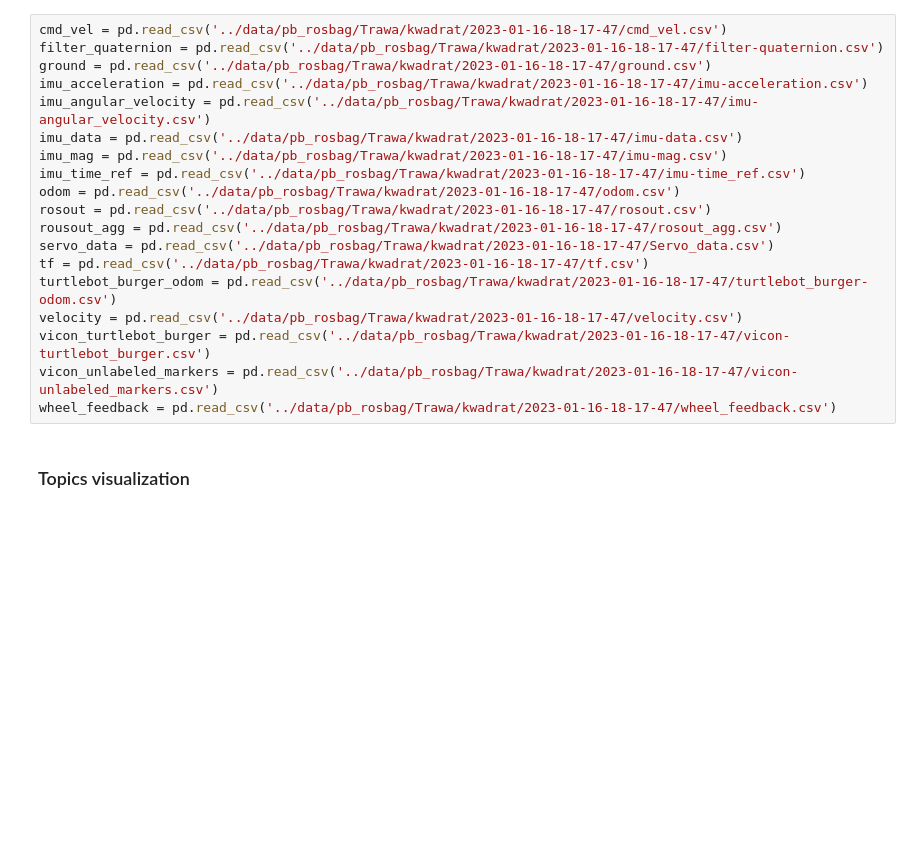
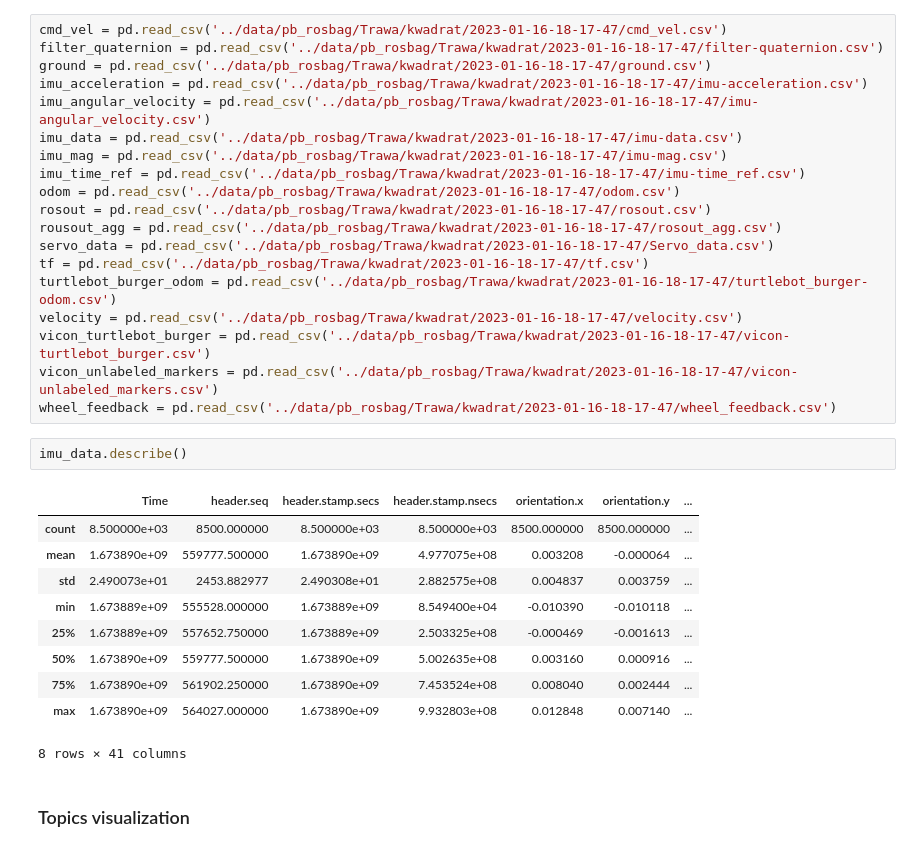
Before and after one commit to lukasz-kedzierski/surface-classification, a Jupyter notebook: src/data_analysis_grass_square.ipynb, the cells around one changed output. Cells and saved outputs as stored; diff of their text form; blank space fills up the shorter version.

Commit message:
Dataset refinement, unification, and labeling. Additional data analysis.

```diff
--- a/src/data_analysis_grass_square.ipynb
+++ b/src/data_analysis_grass_square.ipynb
@@ -52,6 +52,19 @@ velocity = pd.read_csv('../data/pb_rosbag/Trawa/kwadrat/2023-01-16-18-17-47/velo
 vicon_turtlebot_burger = pd.read_csv('../data/pb_rosbag/Trawa/kwadrat/2023-01-16-18-17-47/vicon-turtlebot_burger.csv')
 vicon_unlabeled_markers = pd.read_csv('../data/pb_rosbag/Trawa/kwadrat/2023-01-16-18-17-47/vicon-unlabeled_markers.csv')
 wheel_feedback = pd.read_csv('../data/pb_rosbag/Trawa/kwadrat/2023-01-16-18-17-47/wheel_feedback.csv')
+# %%
+imu_data.describe()
+# %% [output]
+|  | Time | header.seq | header.stamp.secs | header.stamp.nsecs | orientation.x | orientation.y | ... |
+| count | 8.500000e+03 | 8500.000000 | 8.500000e+03 | 8.500000e+03 | 8500.000000 | 8500.000000 | ... |
+| mean | 1.673890e+09 | 559777.500000 | 1.673890e+09 | 4.977075e+08 | 0.003208 | -0.000064 | ... |
+| std | 2.490073e+01 | 2453.882977 | 2.490308e+01 | 2.882575e+08 | 0.004837 | 0.003759 | ... |
+| min | 1.673889e+09 | 555528.000000 | 1.673889e+09 | 8.549400e+04 | -0.010390 | -0.010118 | ... |
+| 25% | 1.673889e+09 | 557652.750000 | 1.673889e+09 | 2.503325e+08 | -0.000469 | -0.001613 | ... |
+| 50% | 1.673890e+09 | 559777.500000 | 1.673890e+09 | 5.002635e+08 | 0.003160 | 0.000916 | ... |
+| 75% | 1.673890e+09 | 561902.250000 | 1.673890e+09 | 7.453524e+08 | 0.008040 | 0.002444 | ... |
+| max | 1.673890e+09 | 564027.000000 | 1.673890e+09 | 9.932803e+08 | 0.012848 | 0.007140 | ... |
+8 rows × 41 columns
 # %% [markdown]
 ### Topics visualization
 # %%
```
Also changed, not shown: 4 other files.
